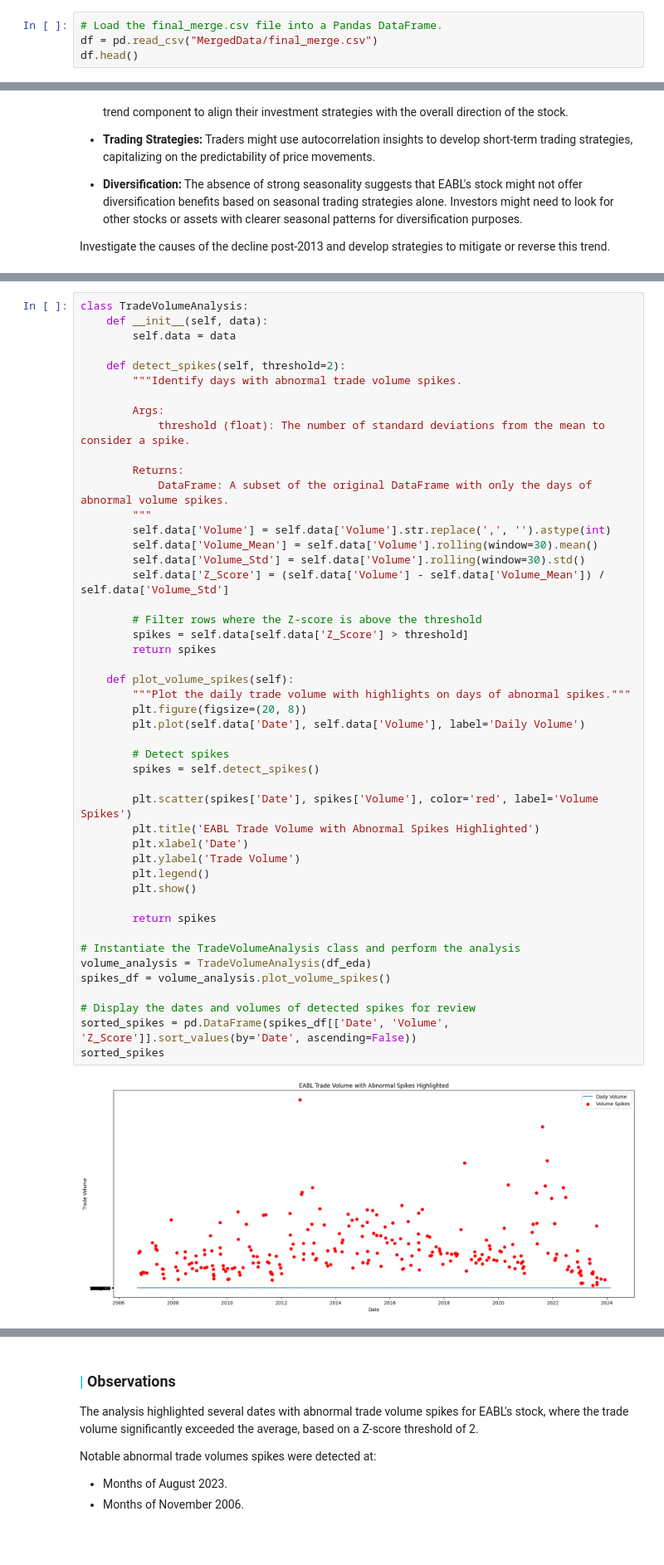
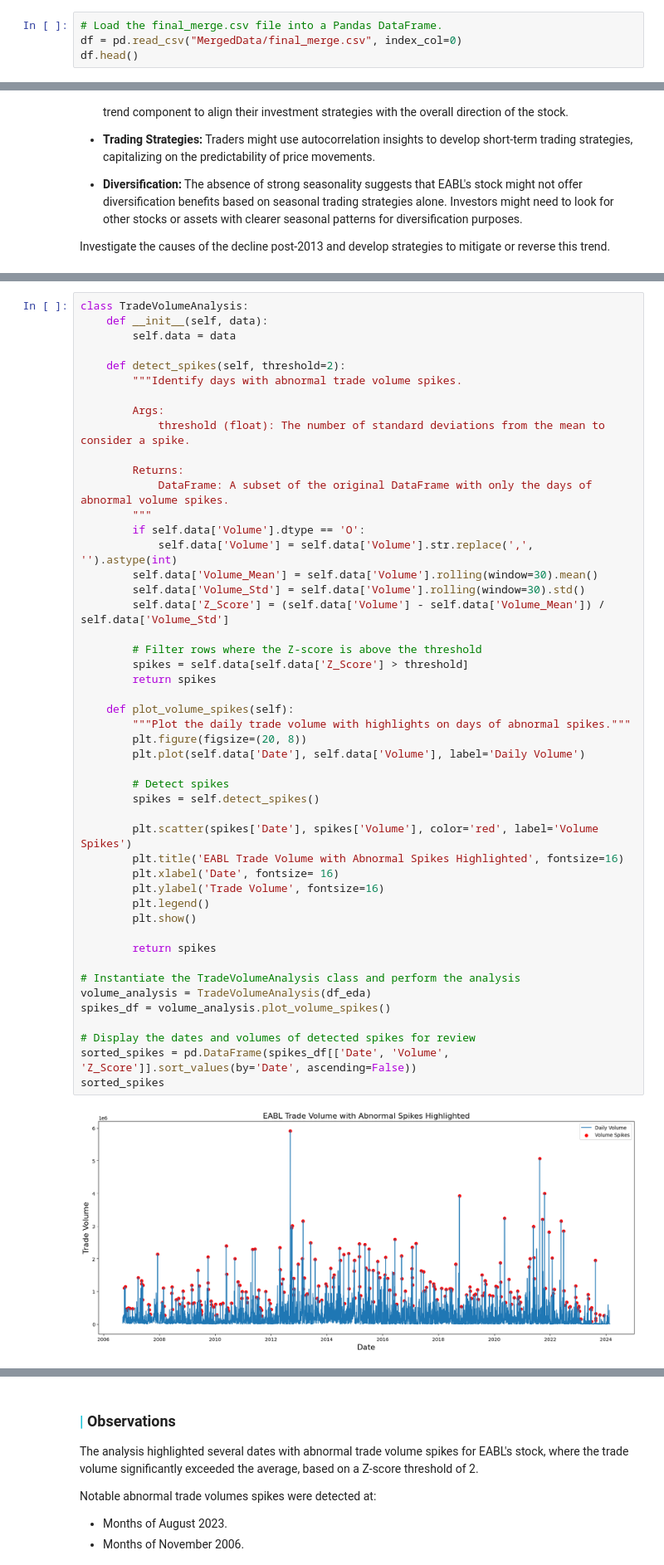
Before and after one commit to derak-isaack/dsc-capstone-project_finale, a Jupyter notebook: main.ipynb, the cells around one changed output, grey strips where cells are left out. Shown at 83% size. Drawn from its saved outputs; the diff is of its cells as text; blank space fills up the shorter version.

```diff
--- a/main.ipynb
+++ b/main.ipynb
@@ -102,6 +98,6 @@ import joblib
 This process involves reading in data with the aim of understanding its structure, content, and quality. It includes tasks such as exploring the dataset's features, identifying missing values, descriptive statistics, and gaining insights into the relationships between variables. Through data understanding, we lay the foundation for subsequent steps and get a better feel of what to expect when handling the data down to the modelling process.
 # %%
 # Load the final_merge.csv file into a Pandas DataFrame.
-df = pd.read_csv("MergedData/final_merge.csv")
+df = pd.read_csv("MergedData/final_merge.csv", index_col=0)
 df.head()
 # %% [output]
@@ -499,39 +498,40 @@ class TradeVolumeAnalysis:
         Returns:
             DataFrame: A subset of the original DataFrame with only the days of abnormal volume spikes.
         """
-        self.data['Volume'] = self.data['Volume'].str.replace(',', '').astype(int)
+        if self.data['Volume'].dtype == 'O':
+            self.data['Volume'] = self.data['Volume'].str.replace(',', '').astype(int)
         self.data['Volume_Mean'] = self.data['Volume'].rolling(window=30).mean()
         self.data['Volume_Std'] = self.data['Volume'].rolling(window=30).std()
         self.data['Z_Score'] = (self.data['Volume'] - self.data['Volume_Mean']) / self.data['Volume_Std']
 
         # Filter rows where the Z-score is above the threshold
         spikes = self.data[self.data['Z_Score'] > threshold]
         return spikes
 
     def plot_volume_spikes(self):
         """Plot the daily trade volume with highlights on days of abnormal spikes."""
         plt.figure(figsize=(20, 8))
         plt.plot(self.data['Date'], self.data['Volume'], label='Daily Volume')
 
         # Detect spikes
         spikes = self.detect_spikes()
 
         plt.scatter(spikes['Date'], spikes['Volume'], color='red', label='Volume Spikes')
-        plt.title('EABL Trade Volume with Abnormal Spikes Highlighted')
-        plt.xlabel('Date')
-        plt.ylabel('Trade Volume')
+        plt.title('EABL Trade Volume with Abnormal Spikes Highlighted', fontsize=16)
+        plt.xlabel('Date', fontsize= 16)
+        plt.ylabel('Trade Volume', fontsize=16)
         plt.legend()
         plt.show()
 
         return spikes
 
 # Instantiate the TradeVolumeAnalysis class and perform the analysis
 volume_analysis = TradeVolumeAnalysis(df_eda)
 spikes_df = volume_analysis.plot_volume_spikes()
 
 # Display the dates and volumes of detected spikes for review
 sorted_spikes = pd.DataFrame(spikes_df[['Date', 'Volume', 'Z_Score']].sort_values(by='Date', ascending=False))
 sorted_spikes
 # %% [output]
-[figure, old version]
+[figure, new version]
 |  | Date | Volume | Z_Score |
```
Also changed, not shown: parts of 60 cells of this notebook, 4 other files.
